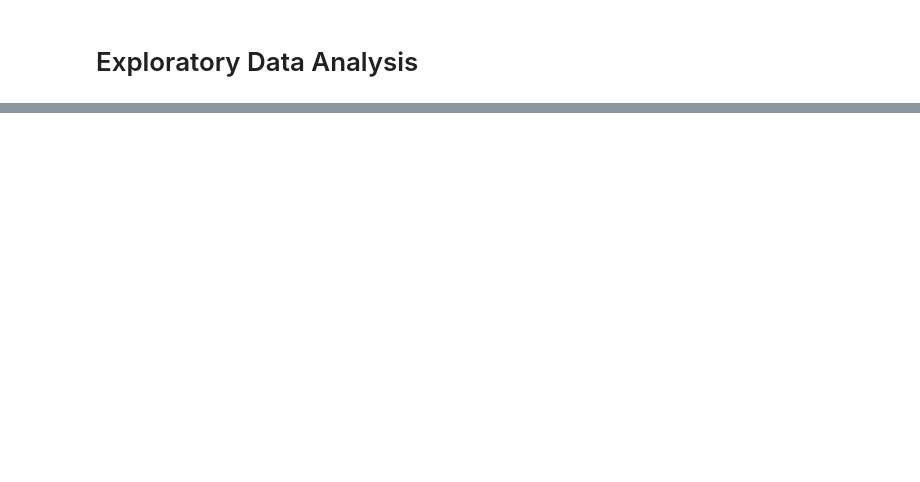
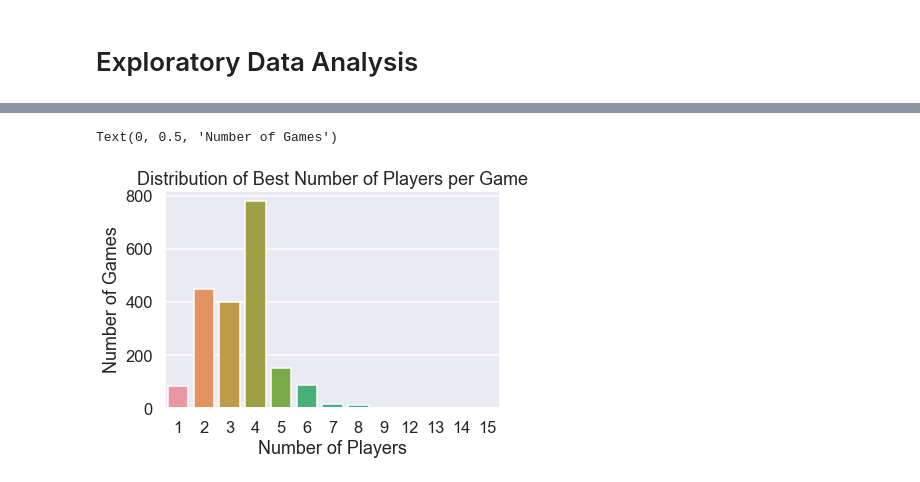
Before and after one commit to JohnathanJack/boardgame-recommender, a Jupyter notebook: notebook/exploratory.ipynb, the cells around one changed output, grey strips where cells are left out. Cells and saved outputs as stored; diff of their text form; code cells hidden in the pictures; blank space fills up the shorter version.

```diff
--- a/notebook/exploratory.ipynb
+++ b/notebook/exploratory.ipynb
@@ -29,0 +73,8 @@ game_df.head(5)
+# %%
+plt.title('Distribution of Best Number of Players per Game')
+sns.countplot(x= 'BestPlayers', data=game_df[game_df['BestPlayers']>0])
+plt.xlabel('Number of Players')
+plt.ylabel('Number of Games')
+# %% [output]
+Text(0, 0.5, 'Number of Games')
+[figure, added]
```
Also changed, not shown: parts of 16 cells of this notebook.
